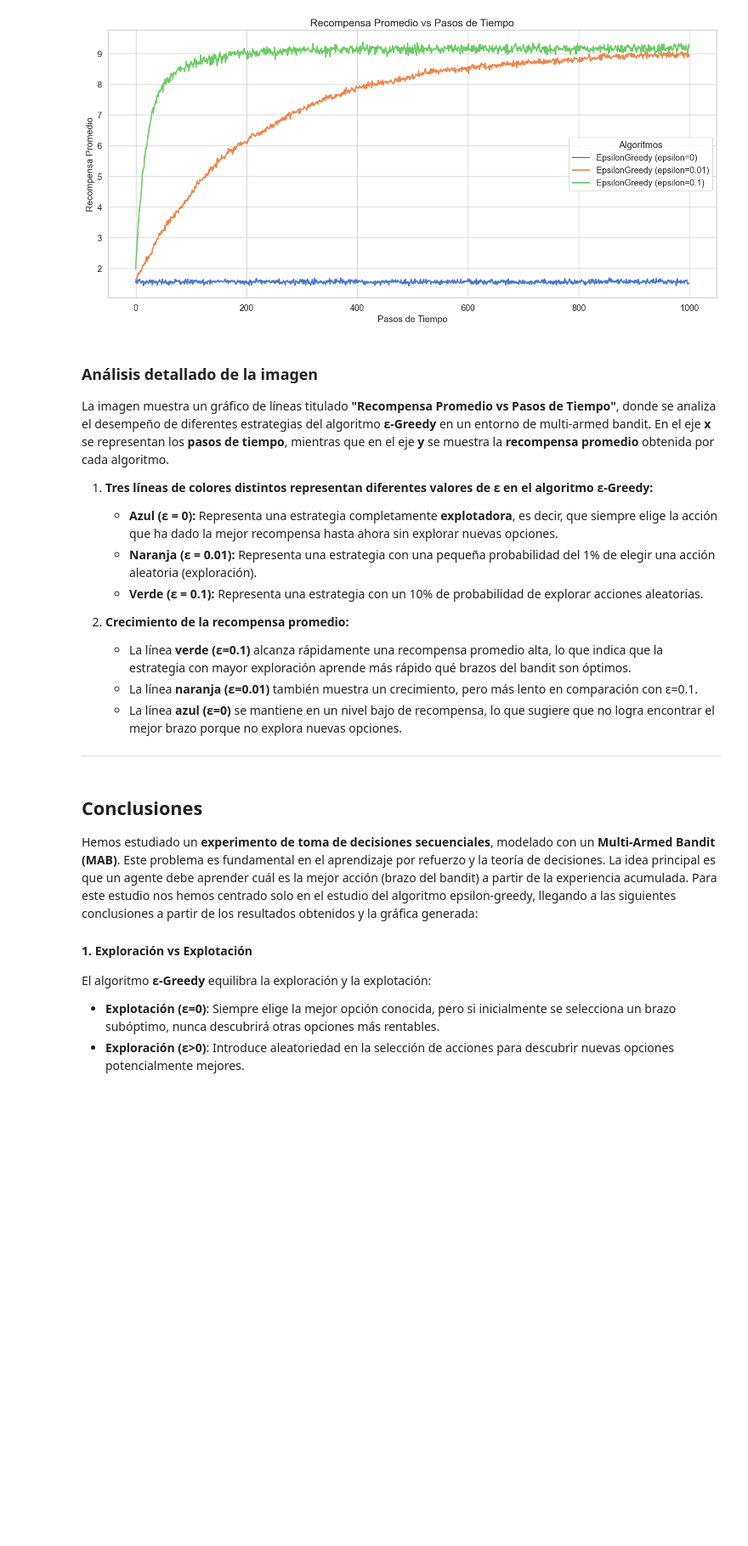
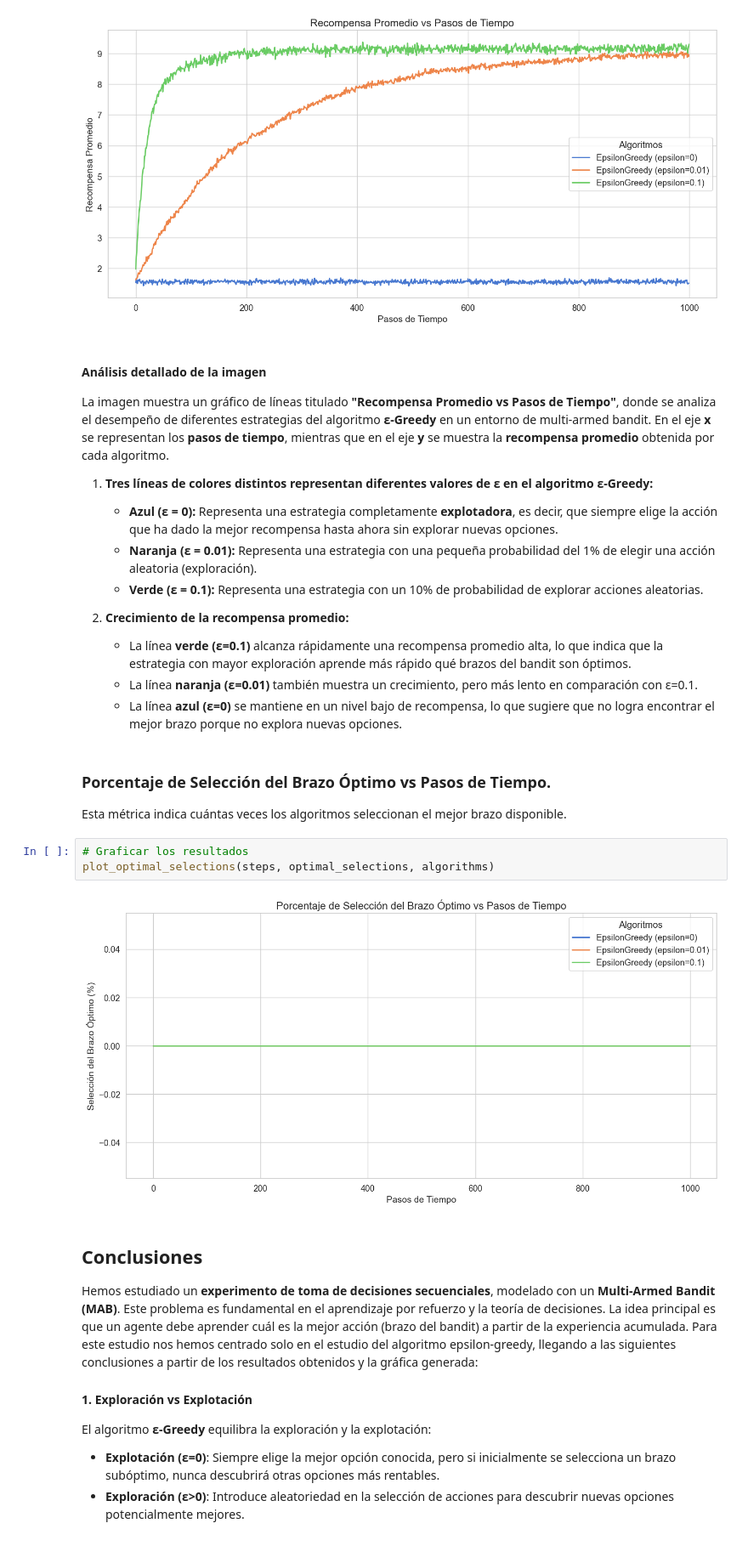
Before and after one commit to aalonsopuig/k_brazos_AAPGAG, a Jupyter notebook: bandit_experiment_AAP_pruebas.ipynb, the cells around one changed output. Shown at 85% size. Saved outputs shown, nothing was run; the diff lists cells and outputs as text; blank space fills up the shorter version.

```diff
--- a/bandit_experiment_AAP_pruebas.ipynb
+++ b/bandit_experiment_AAP_pruebas.ipynb
@@ -127,7 +159,7 @@ plot_average_rewards(steps, rewards, algorithms)
 # %% [output]
 [figure]
 # %% [markdown]
-### Análisis detallado de la imagen
+#### Análisis detallado de la imagen
 
 La imagen muestra un gráfico de líneas titulado **"Recompensa Promedio vs Pasos de Tiempo"**, donde se analiza el desempeño de diferentes estrategias del algoritmo **ε-Greedy** en un entorno de multi-armed bandit. En el eje **x** se representan los **pasos de tiempo**, mientras que en el eje **y** se muestra la **recompensa promedio** obtenida por cada algoritmo.
 
@@ -141,8 +173,14 @@ La imagen muestra un gráfico de líneas titulado **"Recompensa Promedio vs Paso
    - La línea **verde (ε=0.1)** alcanza rápidamente una recompensa promedio alta, lo que indica que la estrategia con mayor exploración aprende más rápido qué brazos del bandit son óptimos.
    - La línea **naranja (ε=0.01)** también muestra un crecimiento, pero más lento en comparación con ε=0.1.
    - La línea **azul (ε=0)** se mantiene en un nivel bajo de recompensa, lo que sugiere que no logra encontrar el mejor brazo porque no explora nuevas opciones.
-
----
+# %% [markdown]
+### Porcentaje de Selección del Brazo Óptimo vs Pasos de Tiempo.
+Esta métrica indica cuántas veces los algoritmos seleccionan el mejor brazo disponible.
+# %%
+# Graficar los resultados
+plot_optimal_selections(steps, optimal_selections, algorithms)
+# %% [output]
+[figure, added]
 # %% [markdown]
 ## Conclusiones
 
```
Also changed, not shown: parts of 3 cells of this notebook.
